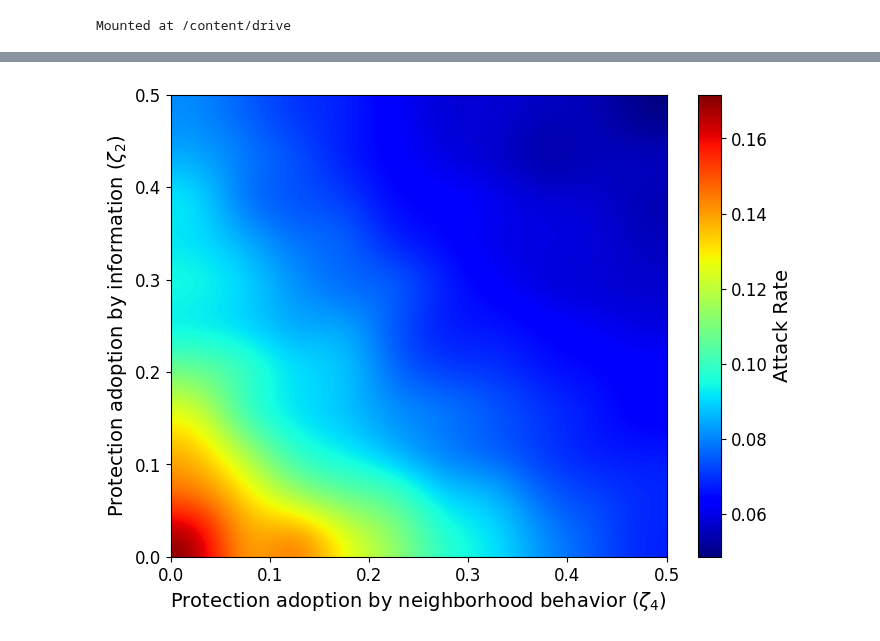
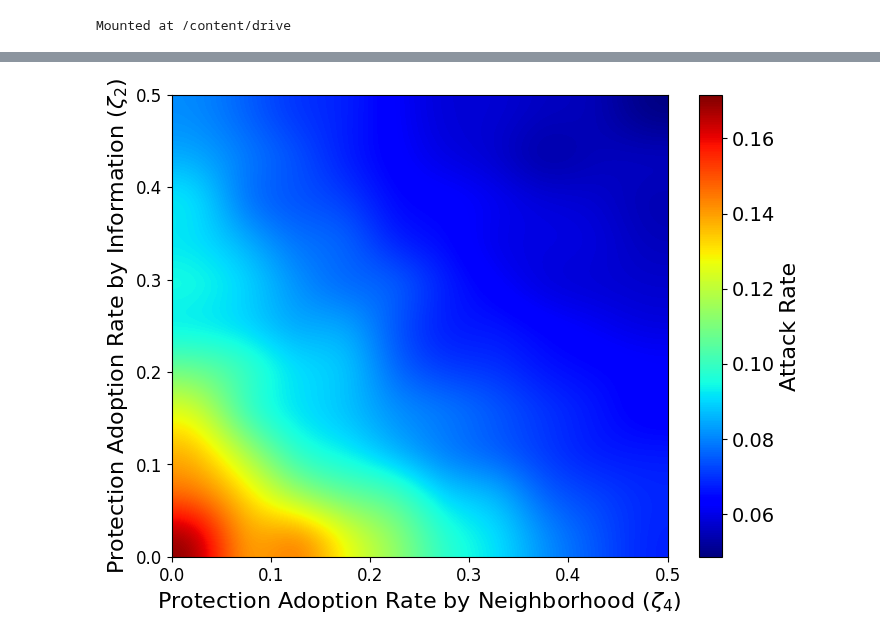
Before and after one commit to Nancy-Shi/ICE_Manuscript, a Jupyter notebook: main_code(zeta_2,_zeta_4,_heterogeneous).ipynb, the cells around one changed output, grey strips where cells are left out. Saved outputs shown, nothing was run; the diff lists cells and outputs as text; code cells hidden in the pictures.

```diff
--- a/main_code(zeta_2,_zeta_4,_heterogeneous).ipynb
+++ b/main_code(zeta_2,_zeta_4,_heterogeneous).ipynb
@@ -702,33 +702,33 @@ Zeta_2: 0.5, Zeta_4: 0.5, Attack Rate: 0.05240000000000002
 # %%
 df = pd.read_csv('/content/drive/My Drive/Information_Behavior_Disease_Networks/heat_map_results/Attack_rate_zeta_2_zeta_4.csv')
 results_rho_R = df.to_numpy()
 
 zeta_2_values = np.arange(0.0, 0.55, 0.05)
 zeta_4_values = np.arange(0.0, 0.55, 0.05)
 
 # Create a heatmap
 fig, ax = plt.subplots(figsize=(8, 6))
 
 # Add smoothing by interpolating the image
 im = ax.imshow(results_rho_R[:, 1:11], cmap='jet', aspect='auto', origin='lower',
                extent=[min(zeta_4_values), max(zeta_4_values), min(zeta_2_values), max(zeta_2_values)],
                interpolation='bicubic')
 
 # Setting labels, colorbar
-ax.set_xlabel('Protection adoption by neighborhood behavior ($\\zeta_4$)', fontsize=14)
-ax.set_ylabel('Protection adoption by information ($\\zeta_2$)', fontsize=14)
+ax.set_xlabel('Protection Adoption Rate by Neighborhood ($\\zeta_4$)', fontsize=16)
+ax.set_ylabel('Protection Adoption Rate by Information ($\\zeta_2$)', fontsize=16)
 cbar = plt.colorbar(im)
-cbar.set_label('Attack Rate', fontsize=14)
-cbar.ax.tick_params(labelsize=12)
+cbar.set_label('Attack Rate', fontsize=16)
+cbar.ax.tick_params(labelsize=14)
 #plt.colorbar(im, label='Attack Rate', ax=ax)
-plt.rc('xtick', labelsize=12)
-plt.rc('ytick', labelsize=12)
+plt.rc('xtick', labelsize=14)
+plt.rc('ytick', labelsize=14)
 
 # Display the plot
 plt.savefig('/content/drive/My Drive/Information_Behavior_Disease_Networks/heat_map_results/Attack_rate_zeta_2_zeta_4.pdf')
 #plt.show()
 # %% [output]
-[figure, old version]
+[figure, new version]
 # %%
 def ICE_model_record_layer(inw, ldeg_i, ltre, cnw, ldeg_c, lprot, enw, ldeg_e, lam, alp, omega, sigma, zeta_1, zeta_2, zeta_3, zeta_4, beta_PP, beta_NP, beta_PN, beta_NN, mu, n_sample):
 
```
